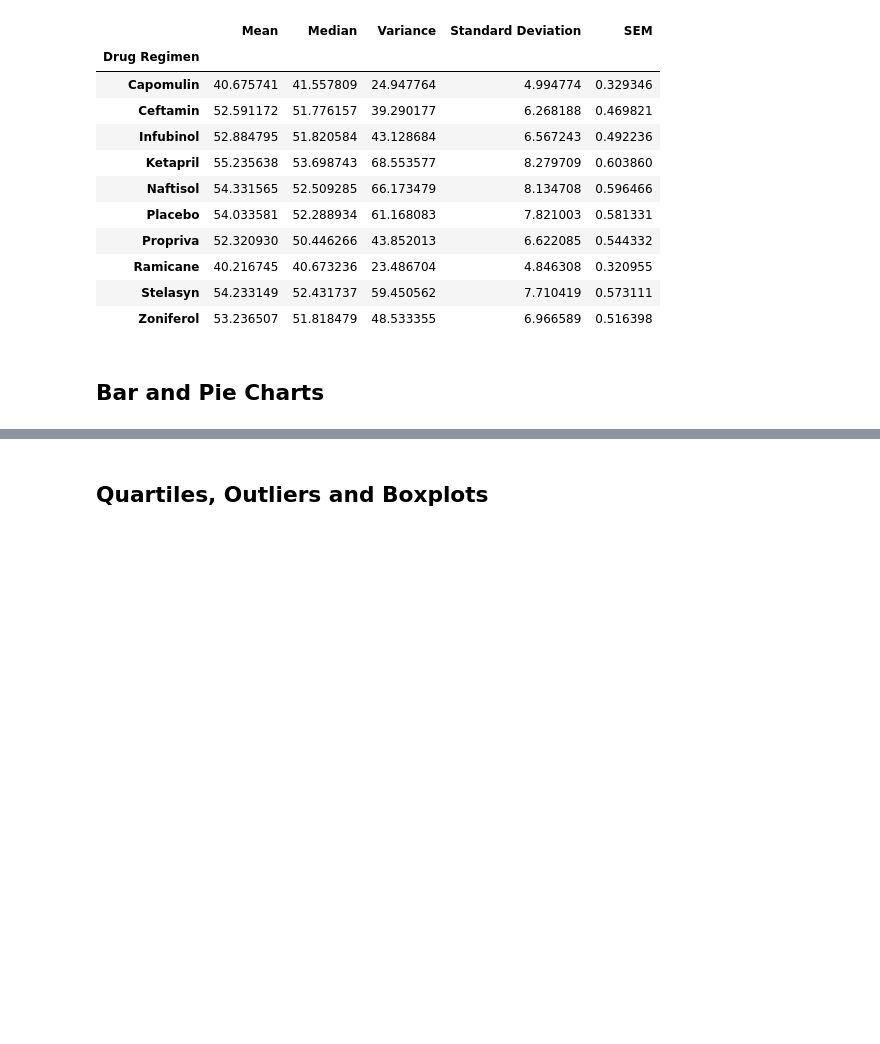
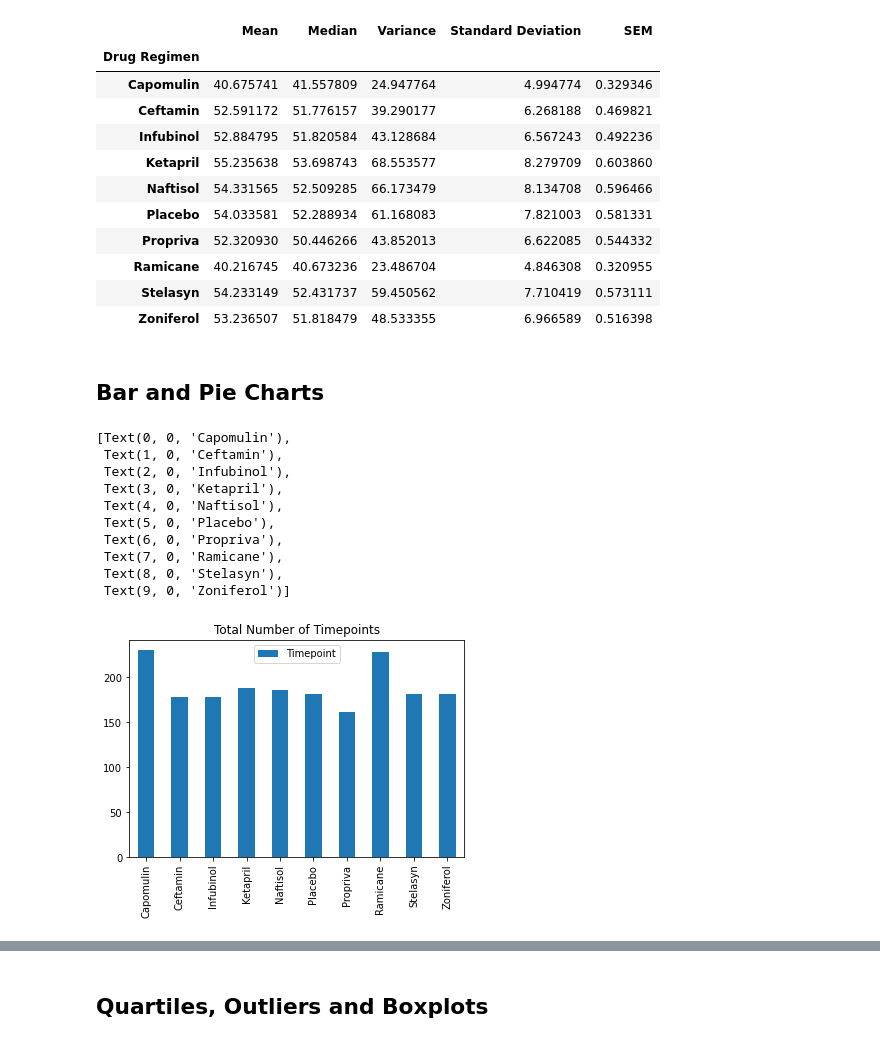
Before and after one commit to quettamar/Matplotlib-Challenge, a Jupyter notebook: Pymaceuticals/pymaceuticals_starter.ipynb, the cells around one changed output, grey strips where cells are left out. Drawn from its saved outputs; the diff is of its cells as text; code cells hidden in the pictures; blank space fills up the shorter version.

Commit message:
completed bar and pie charts

```diff
--- a/Pymaceuticals/pymaceuticals_starter.ipynb
+++ b/Pymaceuticals/pymaceuticals_starter.ipynb
@@ -154,7 +155,28 @@ summary_stats
 | Zoniferol | 53.236507 | 51.818479 | 48.533355 | 6.966589 | 0.516398 |
 # %% [markdown]
 ## Bar and Pie Charts
+# %%
+timepoints = pd.DataFrame(combined_results.groupby(["Drug Regimen"]).count()["Timepoint"]).reset_index()
+timepoints
+gender = combined_results["Sex"].value_counts()
+#pd.DataFrame(combined_results.groupby(["Sex"]).reset_index())
 # %%
 # Generate a bar plot showing the total number of timepoints for all mice tested for each drug regimen using Pandas.
+barplot = timepoints.plot(kind="bar", figsize=(6,4))
+
+plt.title("Total Number of Timepoints")
+barplot.set_xticklabels(timepoints["Drug Regimen"], rotation=90)
+# %% [output]
+[Text(0, 0, 'Capomulin'),
+ Text(1, 0, 'Ceftamin'),
+ Text(2, 0, 'Infubinol'),
+ Text(3, 0, 'Ketapril'),
+ Text(4, 0, 'Naftisol'),
+ Text(5, 0, 'Placebo'),
+ Text(6, 0, 'Propriva'),
+ Text(7, 0, 'Ramicane'),
+ Text(8, 0, 'Stelasyn'),
+ Text(9, 0, 'Zoniferol')]
+[figure, added]
 # %%
 # Generate a bar plot showing the total number of timepoints for all mice tested for each drug regimen using pyplot.
```
Also changed, not shown: parts of 5 cells of this notebook.
